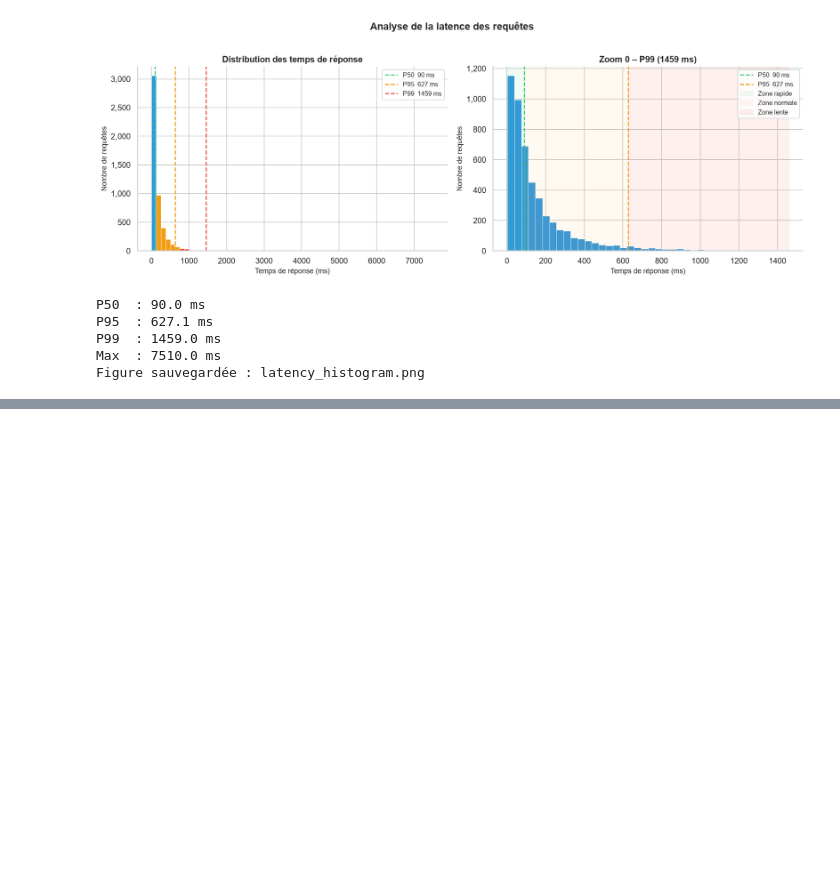
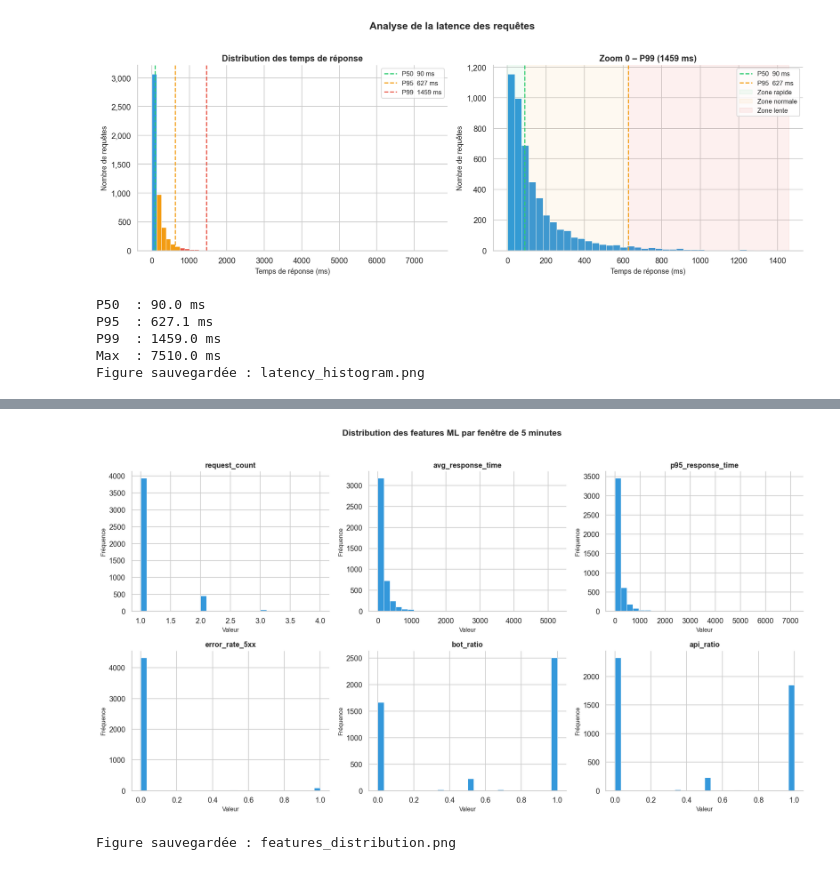
Before and after one commit to majda-soussia/Api-anomaly-detection, a Jupyter notebook: etl.ipynb, the cells around one changed output, grey strips where cells are left out. Drawn from its saved outputs; the diff is of its cells as text; code cells hidden in the pictures; blank space fills up the shorter version.

```diff
--- a/etl.ipynb
+++ b/etl.ipynb
@@ -438,0 +537,32 @@ Figure sauvegardée : latency_histogram.png
+# %%
+fig, axes = plt.subplots(2, 3, figsize=(15, 8))
+axes = axes.flatten()
+
+features_to_plot = [
+    "request_count",
+    "avg_response_time",
+    "p95_response_time",
+    "error_rate_5xx",
+    "bot_ratio",
+    "api_ratio",
+]
+
+for i, feat in enumerate(features_to_plot):
+    ax = axes[i]
+    ax.hist(features_df[feat].dropna(), bins=30,
+            color="#3498db", edgecolor="white", linewidth=0.5)
+    ax.set_title(feat, fontsize=11, fontweight="bold")
+    ax.set_xlabel("Valeur", fontsize=9)
+    ax.set_ylabel("Fréquence", fontsize=9)
+    ax.spines["top"].set_visible(False)
+    ax.spines["right"].set_visible(False)
+
+plt.suptitle("Distribution des features ML par fenêtre de 5 minutes",
+             fontsize=13, fontweight="bold", y=1.02)
+plt.tight_layout()
+plt.savefig("features_distribution.png", bbox_inches="tight")
+plt.show()
+print("Figure sauvegardée : features_distribution.png")
+# %% [output]
+[figure, added]
+Figure sauvegardée : features_distribution.png
```
Also changed, not shown: parts of 18 cells of this notebook, 10 other files.
